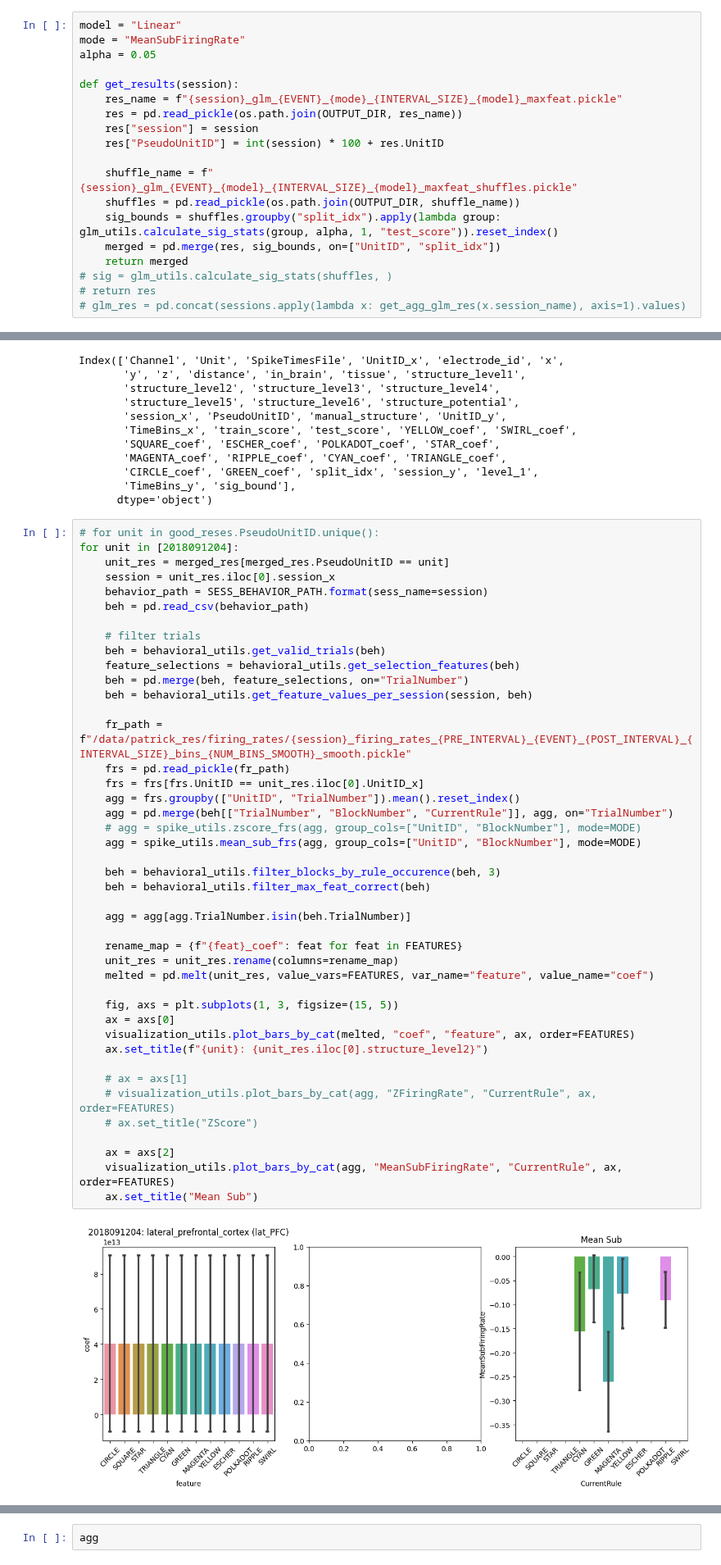
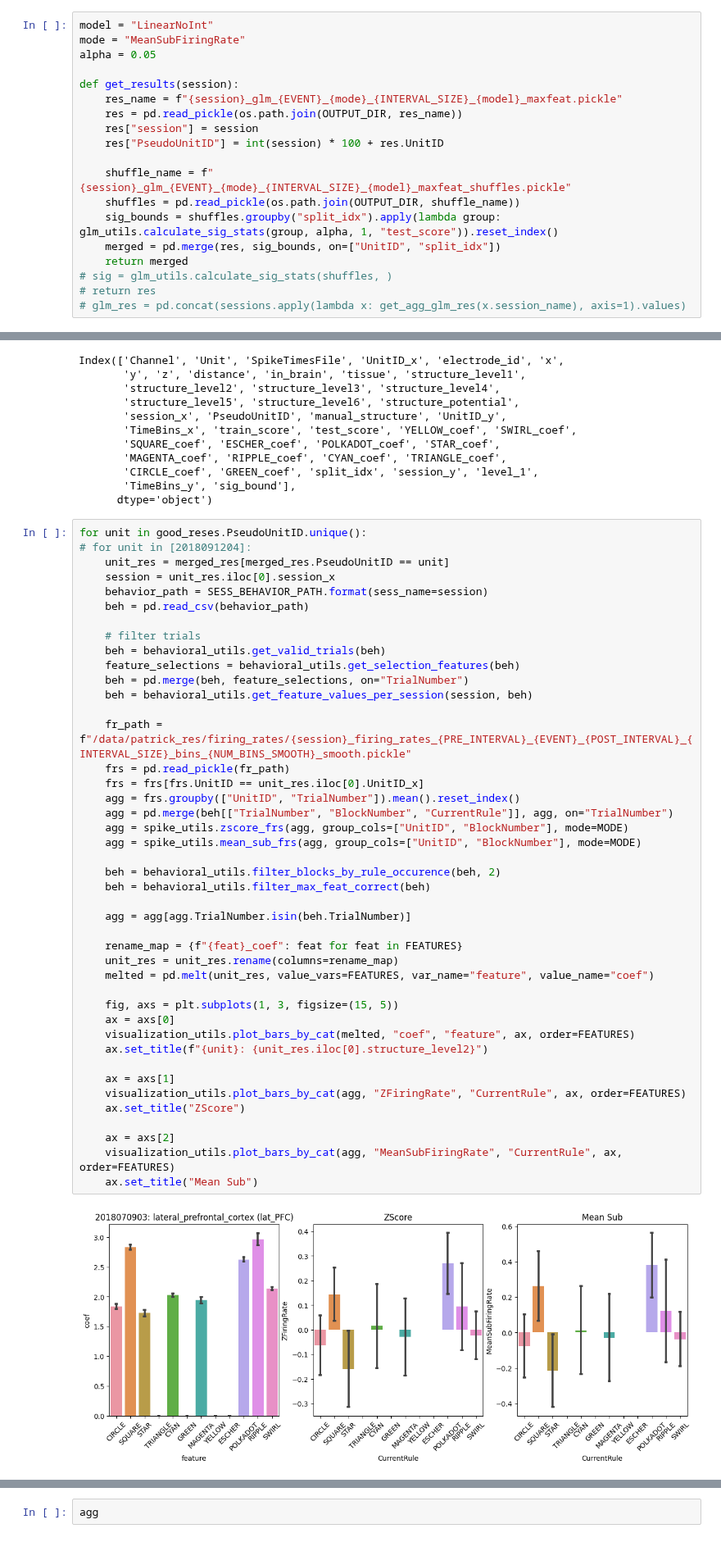
Before and after one commit to pqz317/wcst_decode, a Jupyter notebook: notebooks/20240514_analyze_max_feat_glm.ipynb, the cells around one changed output, grey strips where cells are left out. Shown at 82% size. Drawn from its saved outputs; the diff is of its cells as text.

```diff
--- a/notebooks/20240514_analyze_max_feat_glm.ipynb
+++ b/notebooks/20240514_analyze_max_feat_glm.ipynb
@@ -27,7 +27,7 @@ OUTPUT_DIR = "/data/patrick_res/glm_2"
 SESSIONS_PATH = "/data/patrick_res/sessions/valid_sessions_rpe.pickle"
 sessions = pd.read_pickle(SESSIONS_PATH)
 # %%
-model = "Linear"
+model = "LinearNoInt"
 mode = "MeanSubFiringRate"
 alpha = 0.05
 
@@ -37,7 +37,7 @@ def get_results(session):
     res["session"] = session
     res["PseudoUnitID"] = int(session) * 100 + res.UnitID
 
-    shuffle_name = f"{session}_glm_{EVENT}_{model}_{INTERVAL_SIZE}_{model}_maxfeat_shuffles.pickle"
+    shuffle_name = f"{session}_glm_{EVENT}_{mode}_{INTERVAL_SIZE}_{model}_maxfeat_shuffles.pickle"
     shuffles = pd.read_pickle(os.path.join(OUTPUT_DIR, shuffle_name))
     sig_bounds = shuffles.groupby("split_idx").apply(lambda group: glm_utils.calculate_sig_stats(group, alpha, 1, "test_score")).reset_index()
     merged = pd.merge(res, sig_bounds, on=["UnitID", "split_idx"])
@@ -109,8 +92,8 @@ Index(['Channel', 'Unit', 'SpikeTimesFile', 'UnitID_x', 'electrode_id', 'x',
        'TimeBins_y', 'sig_bound'],
       dtype='object')
 # %%
-# for unit in good_reses.PseudoUnitID.unique():
-for unit in [2018091204]:
+for unit in good_reses.PseudoUnitID.unique():
+# for unit in [2018091204]:
     unit_res = merged_res[merged_res.PseudoUnitID == unit]
     session = unit_res.iloc[0].session_x
     behavior_path = SESS_BEHAVIOR_PATH.format(sess_name=session)
@@ -120,36 +103,36 @@ for unit in [2018091204]:
     beh = behavioral_utils.get_valid_trials(beh)
     feature_selections = behavioral_utils.get_selection_features(beh)
     beh = pd.merge(beh, feature_selections, on="TrialNumber")
     beh = behavioral_utils.get_feature_values_per_session(session, beh)
 
     fr_path = f"/data/patrick_res/firing_rates/{session}_firing_rates_{PRE_INTERVAL}_{EVENT}_{POST_INTERVAL}_{INTERVAL_SIZE}_bins_{NUM_BINS_SMOOTH}_smooth.pickle"
     frs = pd.read_pickle(fr_path)
     frs = frs[frs.UnitID == unit_res.iloc[0].UnitID_x]
     agg = frs.groupby(["UnitID", "TrialNumber"]).mean().reset_index()
     agg = pd.merge(beh[["TrialNumber", "BlockNumber", "CurrentRule"]], agg, on="TrialNumber")
-    # agg = spike_utils.zscore_frs(agg, group_cols=["UnitID", "BlockNumber"], mode=MODE)
+    agg = spike_utils.zscore_frs(agg, group_cols=["UnitID", "BlockNumber"], mode=MODE)
     agg = spike_utils.mean_sub_frs(agg, group_cols=["UnitID", "BlockNumber"], mode=MODE)
 
-    beh = behavioral_utils.filter_blocks_by_rule_occurence(beh, 3)
+    beh = behavioral_utils.filter_blocks_by_rule_occurence(beh, 2)
     beh = behavioral_utils.filter_max_feat_correct(beh)
 
     agg = agg[agg.TrialNumber.isin(beh.TrialNumber)]
 
     rename_map = {f"{feat}_coef": feat for feat in FEATURES}
     unit_res = unit_res.rename(columns=rename_map)
     melted = pd.melt(unit_res, value_vars=FEATURES, var_name="feature", value_name="coef")
 
     fig, axs = plt.subplots(1, 3, figsize=(15, 5))
     ax = axs[0]
     visualization_utils.plot_bars_by_cat(melted, "coef", "feature", ax, order=FEATURES)
     ax.set_title(f"{unit}: {unit_res.iloc[0].structure_level2}")
 
-    # ax = axs[1]
-    # visualization_utils.plot_bars_by_cat(agg, "ZFiringRate", "CurrentRule", ax, order=FEATURES)
-    # ax.set_title("ZScore")
+    ax = axs[1]
+    visualization_utils.plot_bars_by_cat(agg, "ZFiringRate", "CurrentRule", ax, order=FEATURES)
+    ax.set_title("ZScore")
 
     ax = axs[2]
     visualization_utils.plot_bars_by_cat(agg, "MeanSubFiringRate", "CurrentRule", ax, order=FEATURES)
     ax.set_title("Mean Sub")
 # %% [output]
-[figure, old version]
+[figure, new version]
```
Also changed, not shown: parts of 4 cells of this notebook, 2 other files.
